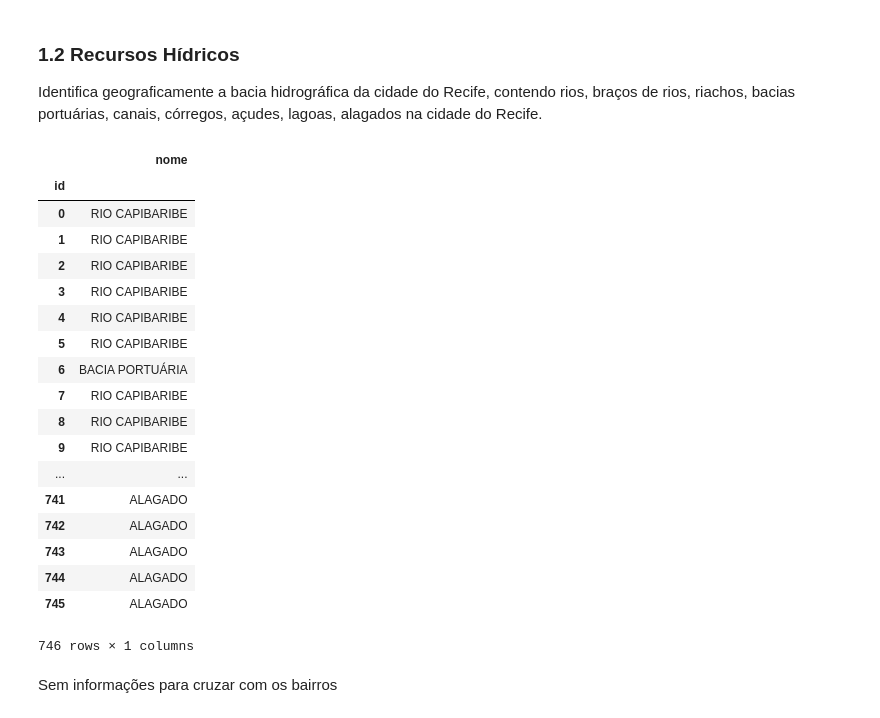
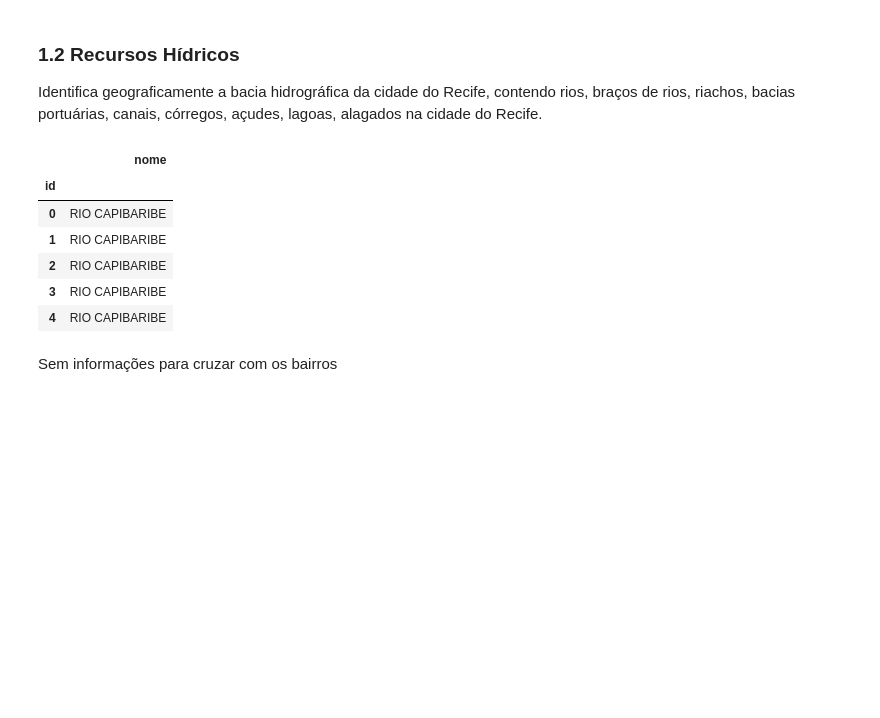
Before and after one commit to eduardoluiz7/2018-1-projeto-xo-mosquito, a Jupyter notebook: Infraestrutura.ipynb, the cells around one changed output. Cells and saved outputs as stored; diff of their text form; code cells hidden in the pictures; blank space fills up the shorter version.

```diff
--- a/Infraestrutura.ipynb
+++ b/Infraestrutura.ipynb
@@ -90,29 +90,17 @@ geojson = pd.read_json('data/recursoshidricos/RecursosHidricos.geojson')
 # %%
 hidricos = json_normalize(geojson.features)
 hidricos.drop(['type','geometry.type','geometry.coordinates'],axis=1, inplace=True)
 hidricos = hidricos.set_index('id')
 hidricos.rename(index=str, columns={"properties.nome_recursohidrico": "nome"}, inplace=True)
-hidricos
+hidricos.head(5)
 # %% [output]
 |  | nome |
 | id |  |
 | 0 | RIO CAPIBARIBE |
 | 1 | RIO CAPIBARIBE |
 | 2 | RIO CAPIBARIBE |
 | 3 | RIO CAPIBARIBE |
 | 4 | RIO CAPIBARIBE |
-| 5 | RIO CAPIBARIBE |
-| 6 | BACIA PORTUÁRIA |
-| 7 | RIO CAPIBARIBE |
-| 8 | RIO CAPIBARIBE |
-| 9 | RIO CAPIBARIBE |
-| ... | ... |
-| 741 | ALAGADO |
-| 742 | ALAGADO |
-| 743 | ALAGADO |
-| 744 | ALAGADO |
-| 745 | ALAGADO |
-746 rows × 1 columns
 # %% [markdown]
 Sem informações para cruzar com os bairros
 # %% [markdown]
```
Also changed, not shown: parts of 11 cells of this notebook, 1 other file.
